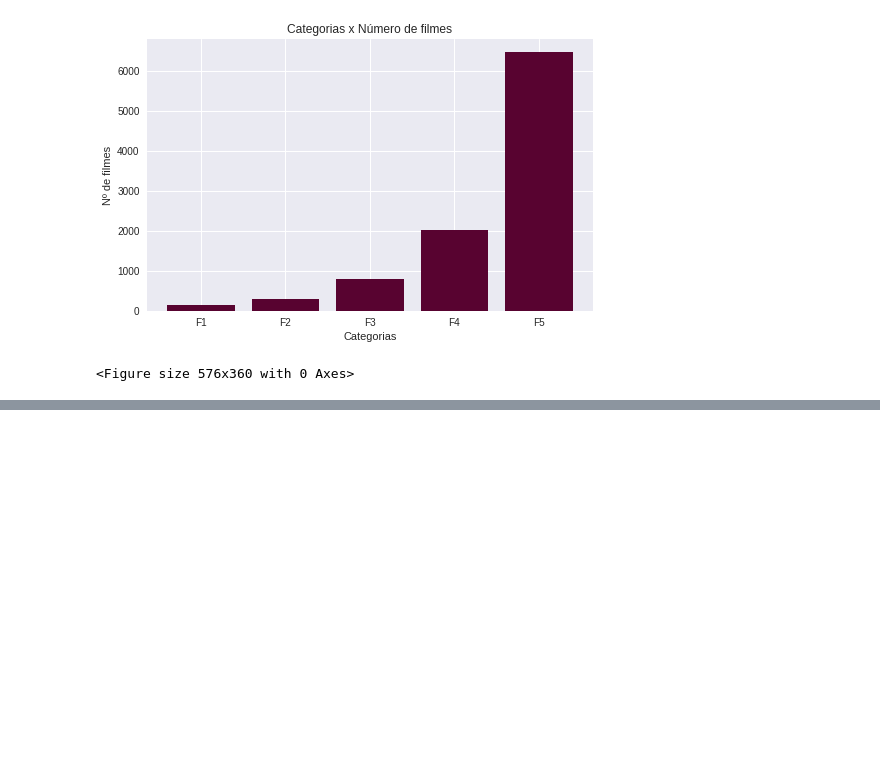
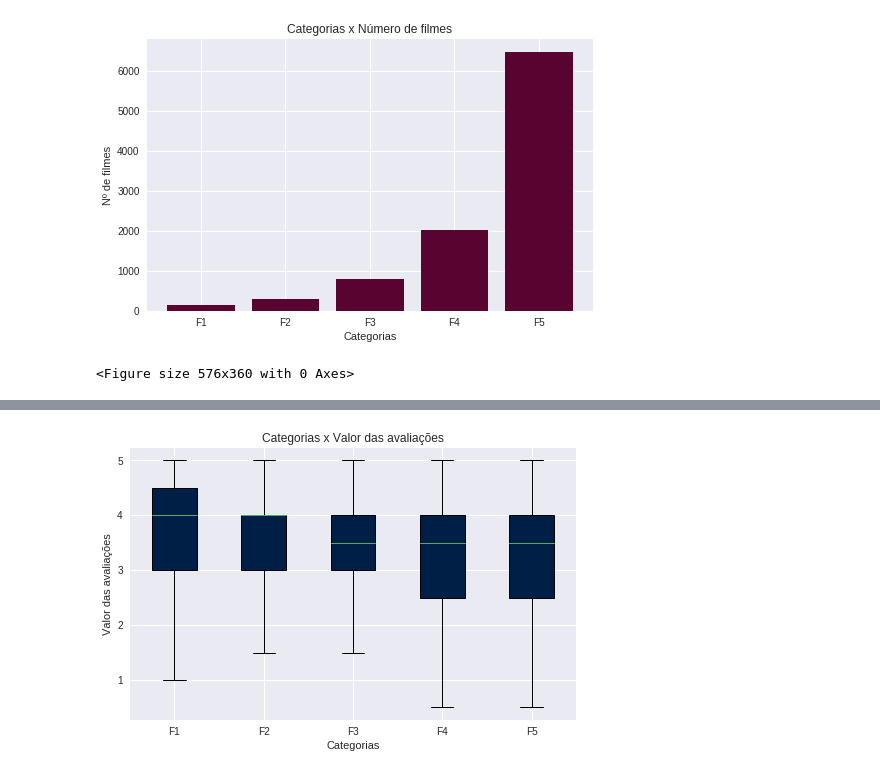
Before and after one commit to amandachagas/surprise-test, a Jupyter notebook: Descritive Analyze.ipynb, the cells around one changed output, grey strips where cells are left out. Drawn from its saved outputs; the diff is of its cells as text; code cells hidden in the pictures; blank space fills up the shorter version.

```diff
--- a/Descritive Analyze.ipynb
+++ b/Descritive Analyze.ipynb
@@ -172,0 +189,17 @@ plt.savefig(fname='categ_vs_movies.png', format='png')
+# %%
+box_plot_data=[data_G1, data_G2, data_G3, data_G4, data_G5]
+
+fig1, ax1 = plt.subplots()
+ax1.set_title('Categorias x Valor das avaliações')
+ax1.set_xlabel('Categorias')
+ax1.set_ylabel('Valor das avaliações')
+box = ax1.boxplot(box_plot_data,patch_artist=True,labels=['F1','F2','F3','F4','F5'])
+
+colors = ['#001f47', '#001f47', '#001f47', '#001f47', '#001f47']
+for patch, color in zip(box['boxes'], colors):
+    patch.set_facecolor(color)
+
+
+plt.show()
+# %% [output]
+[figure, added]
```
Also changed, not shown: parts of 3 cells of this notebook.
